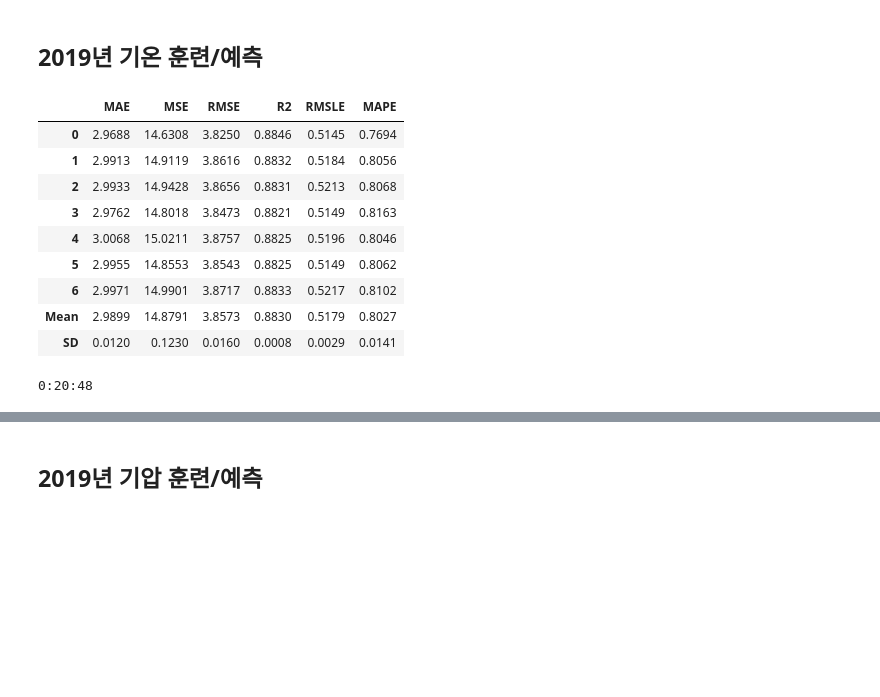
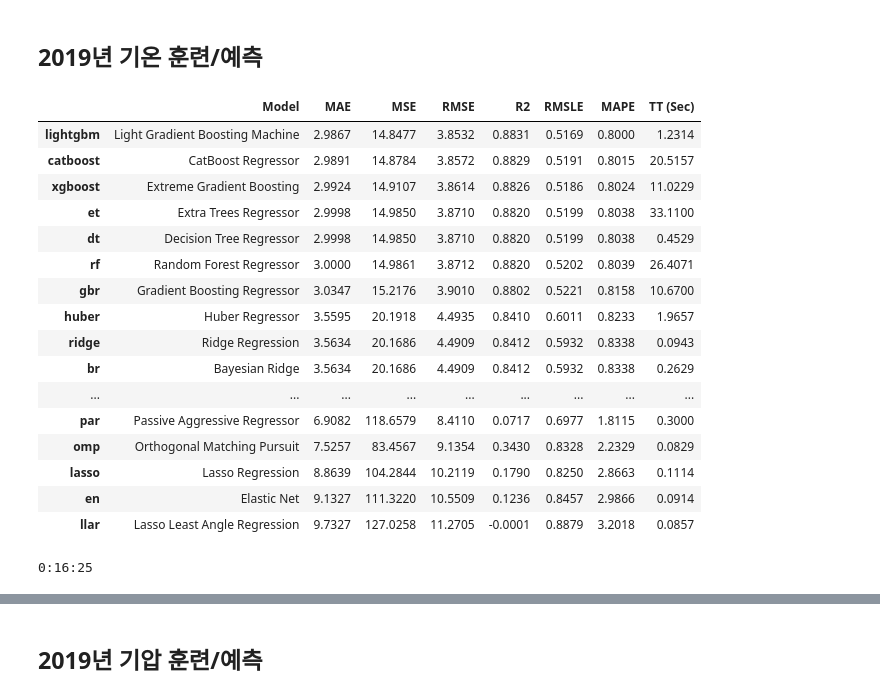
Before and after one commit to kbjung/LikeLion_13th_DataCourse, a Jupyter notebook: TP02/07_결과_출력/07-05_결과_출력(pycaret)_ver2.5(2021.12.05).ipynb, the cells around one changed output, grey strips where cells are left out. Cells and saved outputs as stored; diff of their text form; code cells hidden in the pictures; blank space fills up the shorter version.

```diff
--- a/TP02/07_결과_출력/07-05_결과_출력(pycaret)_ver2.5(2021.12.05).ipynb
+++ b/TP02/07_결과_출력/07-05_결과_출력(pycaret)_ver2.5(2021.12.05).ipynb
@@ -98,43 +98,41 @@ test2019.head()
 # %%
 start = time.time()
 
 # 학습 특성 : 'month', 'weekday', '시간'
 # 타겟 특성 : '기온'
 test_col = ['month', 'weekday', '시간']
 target_col = ['기온']
 train_col = test_col + target_col
 
 temp_train = total[train_col]
 temp_test = test2019[test_col]
 
 # pycaret 설정
-exp = setup(temp_train, target=target_col[0], silent=True, fold=7, fold_shuffle=True, verbose=False)
+exp = setup(temp_train, target=target_col[0], session_id=0, silent=True, fold=7, fold_shuffle=True, verbose=False)
 
 # 모델 생성(lgbm, cat, xgb)
 top3_models = compare_models(sort='MAPE', n_select=3)
-
-# 블랜드 모델
-blended_top3_models = blend_models(estimator_list=top3_models, optimize='MAPE')
-
-# 기온 예측
-temp2019_pred_top3 = predict_model(blended_top3_models, data=temp_test)
-
-# 2019년 예측 기온 열 추가
-test2019[target_col[0]] = temp2019_pred_top3['Label']
 
 end = time.time()
 sec = end - start
 result = datetime.timedelta(seconds=sec)
 print(str(result).split('.')[0])
 # %% [output]
-|  | MAE | MSE | RMSE | R2 | RMSLE | MAPE |
-| 0 | 2.9688 | 14.6308 | 3.8250 | 0.8846 | 0.5145 | 0.7694 |
-| 1 | 2.9913 | 14.9119 | 3.8616 | 0.8832 | 0.5184 | 0.8056 |
-| 2 | 2.9933 | 14.9428 | 3.8656 | 0.8831 | 0.5213 | 0.8068 |
-| 3 | 2.9762 | 14.8018 | 3.8473 | 0.8821 | 0.5149 | 0.8163 |
-| 4 | 3.0068 | 15.0211 | 3.8757 | 0.8825 | 0.5196 | 0.8046 |
-| 5 | 2.9955 | 14.8553 | 3.8543 | 0.8825 | 0.5149 | 0.8062 |
-| 6 | 2.9971 | 14.9901 | 3.8717 | 0.8833 | 0.5217 | 0.8102 |
-| Mean | 2.9899 | 14.8791 | 3.8573 | 0.8830 | 0.5179 | 0.8027 |
-| SD | 0.0120 | 0.1230 | 0.0160 | 0.0008 | 0.0029 | 0.0141 |
+|  | Model | MAE | MSE | RMSE | R2 | RMSLE | MAPE | TT (Sec) |
+| lightgbm | Light Gradient Boosting Machine | 2.9867 | 14.8477 | 3.8532 | 0.8831 | 0.5169 | 0.8000 | 1.2314 |
+| catboost | CatBoost Regressor | 2.9891 | 14.8784 | 3.8572 | 0.8829 | 0.5191 | 0.8015 | 20.5157 |
+| xgboost | Extreme Gradient Boosting | 2.9924 | 14.9107 | 3.8614 | 0.8826 | 0.5186 | 0.8024 | 11.0229 |
+| et | Extra Trees Regressor | 2.9998 | 14.9850 | 3.8710 | 0.8820 | 0.5199 | 0.8038 | 33.1100 |
+| dt | Decision Tree Regressor | 2.9998 | 14.9850 | 3.8710 | 0.8820 | 0.5199 | 0.8038 | 0.4529 |
+| rf | Random Forest Regressor | 3.0000 | 14.9861 | 3.8712 | 0.8820 | 0.5202 | 0.8039 | 26.4071 |
+| gbr | Gradient Boosting Regressor | 3.0347 | 15.2176 | 3.9010 | 0.8802 | 0.5221 | 0.8158 | 10.6700 |
+| huber | Huber Regressor | 3.5595 | 20.1918 | 4.4935 | 0.8410 | 0.6011 | 0.8233 | 1.9657 |
+| ridge | Ridge Regression | 3.5634 | 20.1686 | 4.4909 | 0.8412 | 0.5932 | 0.8338 | 0.0943 |
+| br | Bayesian Ridge | 3.5634 | 20.1686 | 4.4909 | 0.8412 | 0.5932 | 0.8338 | 0.2629 |
+| ... | ... | ... | ... | ... | ... | ... | ... | ... |
+| par | Passive Aggressive Regressor | 6.9082 | 118.6579 | 8.4110 | 0.0717 | 0.6977 | 1.8115 | 0.3000 |
+| omp | Orthogonal Matching Pursuit | 7.5257 | 83.4567 | 9.1354 | 0.3430 | 0.8328 | 2.2329 | 0.0829 |
+| lasso | Lasso Regression | 8.8639 | 104.2844 | 10.2119 | 0.1790 | 0.8250 | 2.8663 | 0.1114 |
+| en | Elastic Net | 9.1327 | 111.3220 | 10.5509 | 0.1236 | 0.8457 | 2.9866 | 0.0914 |
+| llar | Lasso Least Angle Regression | 9.7327 | 127.0258 | 11.2705 | -0.0001 | 0.8879 | 3.2018 | 0.0857 |
-0:20:48
+0:16:25
```
Also changed, not shown: parts of 14 cells of this notebook, 4 other files.
